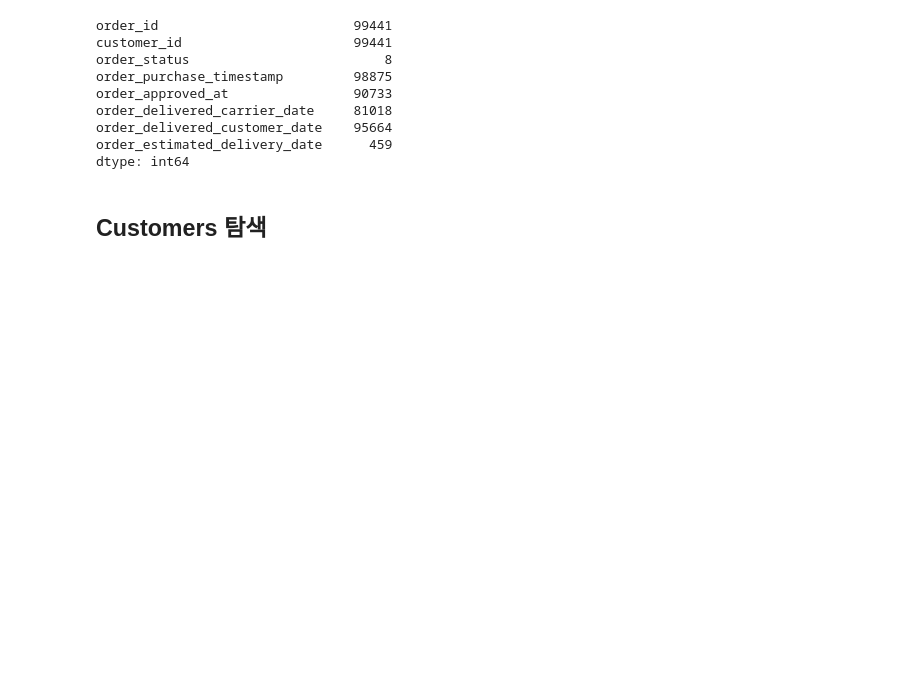
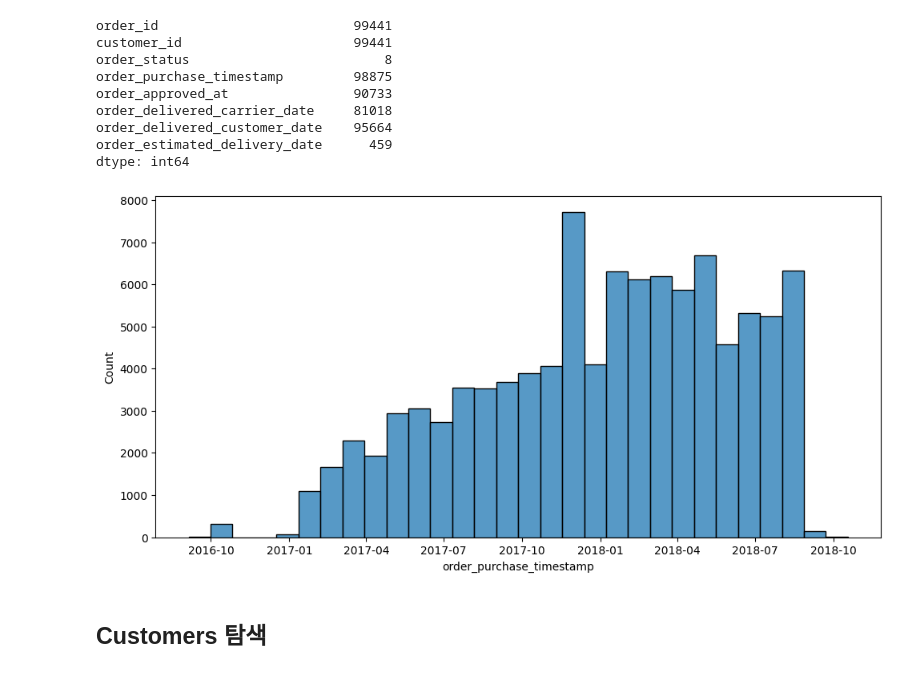
Before and after one commit to Olist-Data-Analysis/Project2, a Jupyter notebook: notebooks/cye2020_eda.ipynb, the cells around one changed output. Drawn from its saved outputs; the diff is of its cells as text; code cells hidden in the pictures; blank space fills up the shorter version.

```diff
--- a/notebooks/cye2020_eda.ipynb
+++ b/notebooks/cye2020_eda.ipynb
@@ -71,6 +71,19 @@ order_delivered_carrier_date     81018
 order_delivered_customer_date    95664
 order_estimated_delivery_date      459
 dtype: int64
+# %%
+import seaborn as sns
+import matplotlib.pyplot as plt
+
+orders['order_purchase_timestamp'] = pd.to_datetime(orders['order_purchase_timestamp'], format='%Y-%m-%d %H:%M:%S')
+# %%
+plt.figure(figsize=(10,5))
+sns.histplot(orders['order_purchase_timestamp'], bins=30)
+
+plt.tight_layout()
+plt.show()
+# %% [output]
+[figure, added]
 # %% [markdown]
 ## Customers 탐색
 # %%
```
Also changed, not shown: parts of 10 cells of this notebook.
